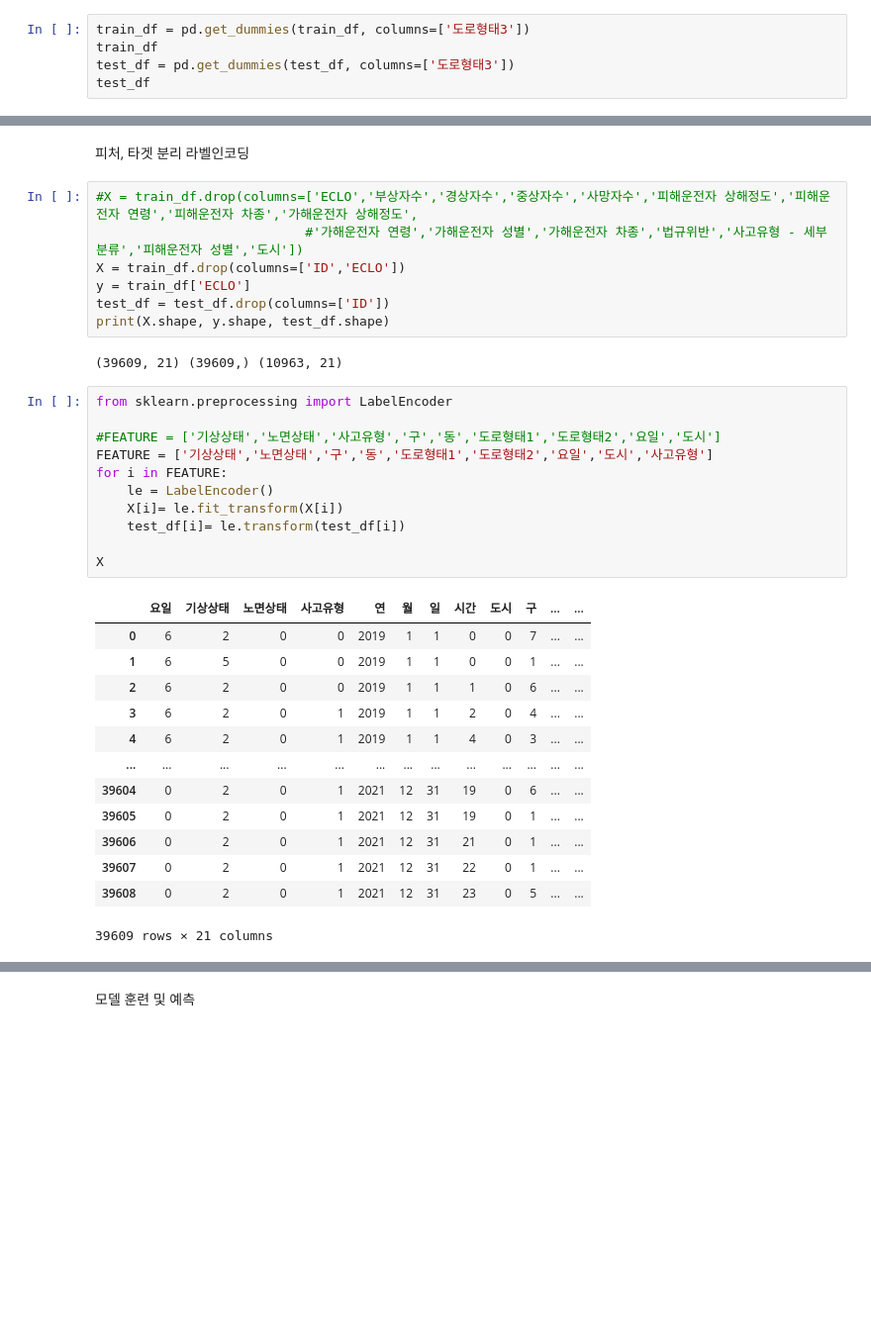
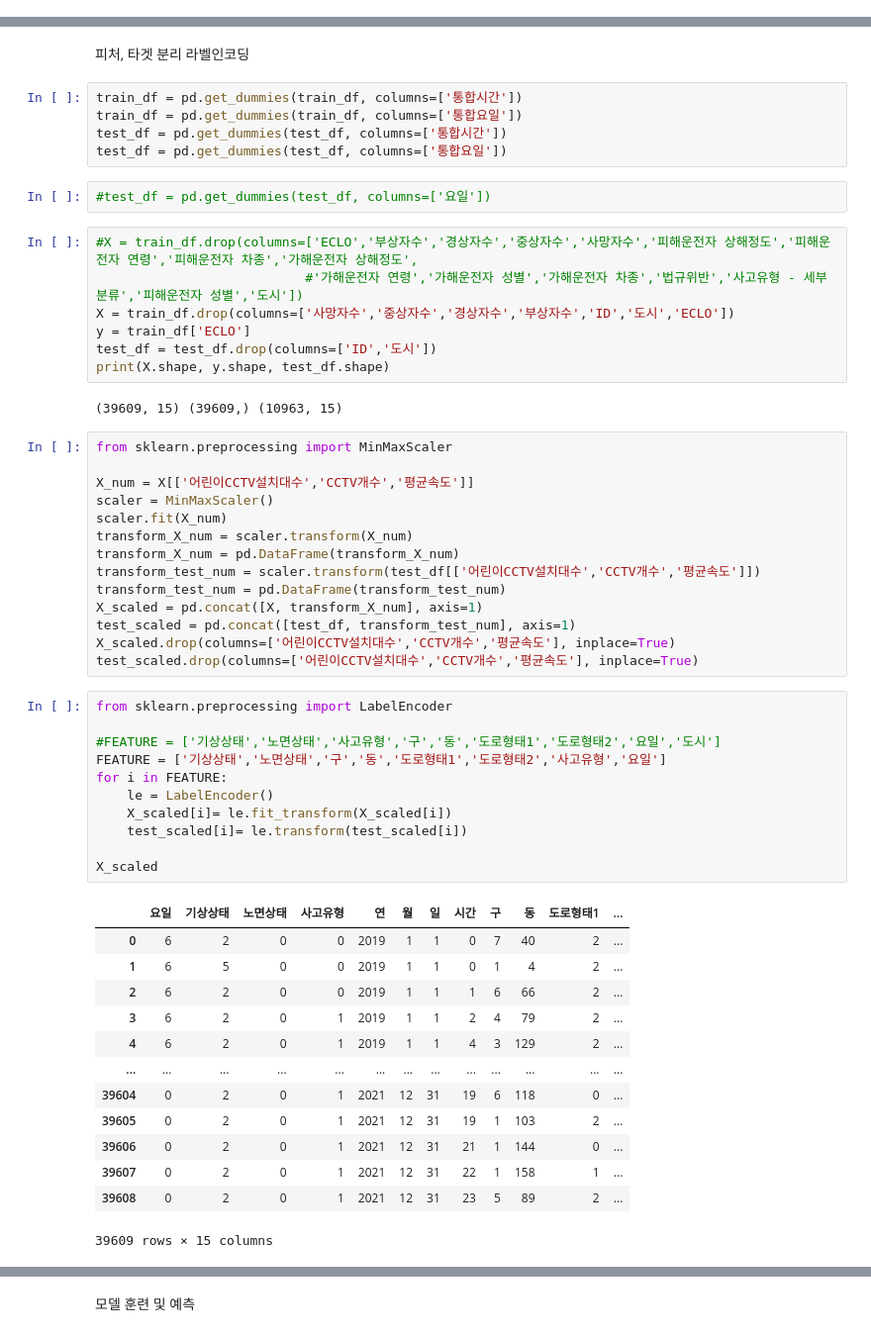
Before and after one commit to JinsolKN/daegu_traffic, a Jupyter notebook: xgboost.ipynb, the cells around one changed output, grey strips where cells are left out. Shown at 99% size. Drawn from its saved outputs; the diff is of its cells as text; blank space fills up the shorter version.

Commit message:
xgboost8 + nummric data scaler xgboost21.csv

```diff
--- a/xgboost.ipynb
+++ b/xgboost.ipynb
@@ -462,5 +365,0 @@ test_df = test_df.fillna(0)
-# %%
-train_df = pd.get_dummies(train_df, columns=['도로형태3'])
-train_df
-test_df = pd.get_dummies(test_df, columns=['도로형태3'])
-test_df
@@ -602,36 +390,57 @@ train_df
 # %% [markdown]
 피처, 타겟 분리 라벨인코딩
+# %%
+train_df = pd.get_dummies(train_df, columns=['통합시간'])
+train_df = pd.get_dummies(train_df, columns=['통합요일'])
+test_df = pd.get_dummies(test_df, columns=['통합시간'])
+test_df = pd.get_dummies(test_df, columns=['통합요일'])
+# %%
+#test_df = pd.get_dummies(test_df, columns=['요일'])
 # %%
 #X = train_df.drop(columns=['ECLO','부상자수','경상자수','중상자수','사망자수','피해운전자 상해정도','피해운전자 연령','피해운전자 차종','가해운전자 상해정도',
                            #'가해운전자 연령','가해운전자 성별','가해운전자 차종','법규위반','사고유형 - 세부분류','피해운전자 성별','도시'])
-X = train_df.drop(columns=['ID','ECLO'])
+X = train_df.drop(columns=['사망자수','중상자수','경상자수','부상자수','ID','도시','ECLO'])
 y = train_df['ECLO']
-test_df = test_df.drop(columns=['ID'])
+test_df = test_df.drop(columns=['ID','도시'])
 print(X.shape, y.shape, test_df.shape)
 # %% [output]
-(39609, 21) (39609,) (10963, 21)
+(39609, 15) (39609,) (10963, 15)
+# %%
+from sklearn.preprocessing import MinMaxScaler
+
+X_num = X[['어린이CCTV설치대수','CCTV개수','평균속도']]
+scaler = MinMaxScaler()
+scaler.fit(X_num)
+transform_X_num = scaler.transform(X_num)
+transform_X_num = pd.DataFrame(transform_X_num)
+transform_test_num = scaler.transform(test_df[['어린이CCTV설치대수','CCTV개수','평균속도']])
+transform_test_num = pd.DataFrame(transform_test_num)
+X_scaled = pd.concat([X, transform_X_num], axis=1)
+test_scaled = pd.concat([test_df, transform_test_num], axis=1)
+X_scaled.drop(columns=['어린이CCTV설치대수','CCTV개수','평균속도'], inplace=True)
+test_scaled.drop(columns=['어린이CCTV설치대수','CCTV개수','평균속도'], inplace=True)
 # %%
 from sklearn.preprocessing import LabelEncoder
 
 #FEATURE = ['기상상태','노면상태','사고유형','구','동','도로형태1','도로형태2','요일','도시']
-FEATURE = ['기상상태','노면상태','구','동','도로형태1','도로형태2','요일','도시','사고유형']
+FEATURE = ['기상상태','노면상태','구','동','도로형태1','도로형태2','사고유형','요일']
 for i in FEATURE:
     le = LabelEncoder()
-    X[i]= le.fit_transform(X[i])
-    test_df[i]= le.transform(test_df[i])
+    X_scaled[i]= le.fit_transform(X_scaled[i])
+    test_scaled[i]= le.transform(test_scaled[i])
 
-X
+X_scaled
 # %% [output]
-|  | 요일 | 기상상태 | 노면상태 | 사고유형 | 연 | 월 | 일 | 시간 | 도시 | 구 | ... | ... |
-| 0 | 6 | 2 | 0 | 0 | 2019 | 1 | 1 | 0 | 0 | 7 | ... | ... |
-| 1 | 6 | 5 | 0 | 0 | 2019 | 1 | 1 | 0 | 0 | 1 | ... | ... |
-| 2 | 6 | 2 | 0 | 0 | 2019 | 1 | 1 | 1 | 0 | 6 | ... | ... |
-| 3 | 6 | 2 | 0 | 1 | 2019 | 1 | 1 | 2 | 0 | 4 | ... | ... |
-| 4 | 6 | 2 | 0 | 1 | 2019 | 1 | 1 | 4 | 0 | 3 | ... | ... |
+|  | 요일 | 기상상태 | 노면상태 | 사고유형 | 연 | 월 | 일 | 시간 | 구 | 동 | 도로형태1 | ... |
+| 0 | 6 | 2 | 0 | 0 | 2019 | 1 | 1 | 0 | 7 | 40 | 2 | ... |
+| 1 | 6 | 5 | 0 | 0 | 2019 | 1 | 1 | 0 | 1 | 4 | 2 | ... |
+| 2 | 6 | 2 | 0 | 0 | 2019 | 1 | 1 | 1 | 6 | 66 | 2 | ... |
+| 3 | 6 | 2 | 0 | 1 | 2019 | 1 | 1 | 2 | 4 | 79 | 2 | ... |
+| 4 | 6 | 2 | 0 | 1 | 2019 | 1 | 1 | 4 | 3 | 129 | 2 | ... |
 | ... | ... | ... | ... | ... | ... | ... | ... | ... | ... | ... | ... | ... |
-| 39604 | 0 | 2 | 0 | 1 | 2021 | 12 | 31 | 19 | 0 | 6 | ... | ... |
-| 39605 | 0 | 2 | 0 | 1 | 2021 | 12 | 31 | 19 | 0 | 1 | ... | ... |
-| 39606 | 0 | 2 | 0 | 1 | 2021 | 12 | 31 | 21 | 0 | 1 | ... | ... |
-| 39607 | 0 | 2 | 0 | 1 | 2021 | 12 | 31 | 22 | 0 | 1 | ... | ... |
-| 39608 | 0 | 2 | 0 | 1 | 2021 | 12 | 31 | 23 | 0 | 5 | ... | ... |
+| 39604 | 0 | 2 | 0 | 1 | 2021 | 12 | 31 | 19 | 6 | 118 | 0 | ... |
+| 39605 | 0 | 2 | 0 | 1 | 2021 | 12 | 31 | 19 | 1 | 103 | 2 | ... |
+| 39606 | 0 | 2 | 0 | 1 | 2021 | 12 | 31 | 21 | 1 | 144 | 0 | ... |
+| 39607 | 0 | 2 | 0 | 1 | 2021 | 12 | 31 | 22 | 1 | 158 | 1 | ... |
+| 39608 | 0 | 2 | 0 | 1 | 2021 | 12 | 31 | 23 | 5 | 89 | 2 | ... |
-39609 rows × 21 columns
+39609 rows × 15 columns
```
Also changed, not shown: parts of 29 cells of this notebook.
